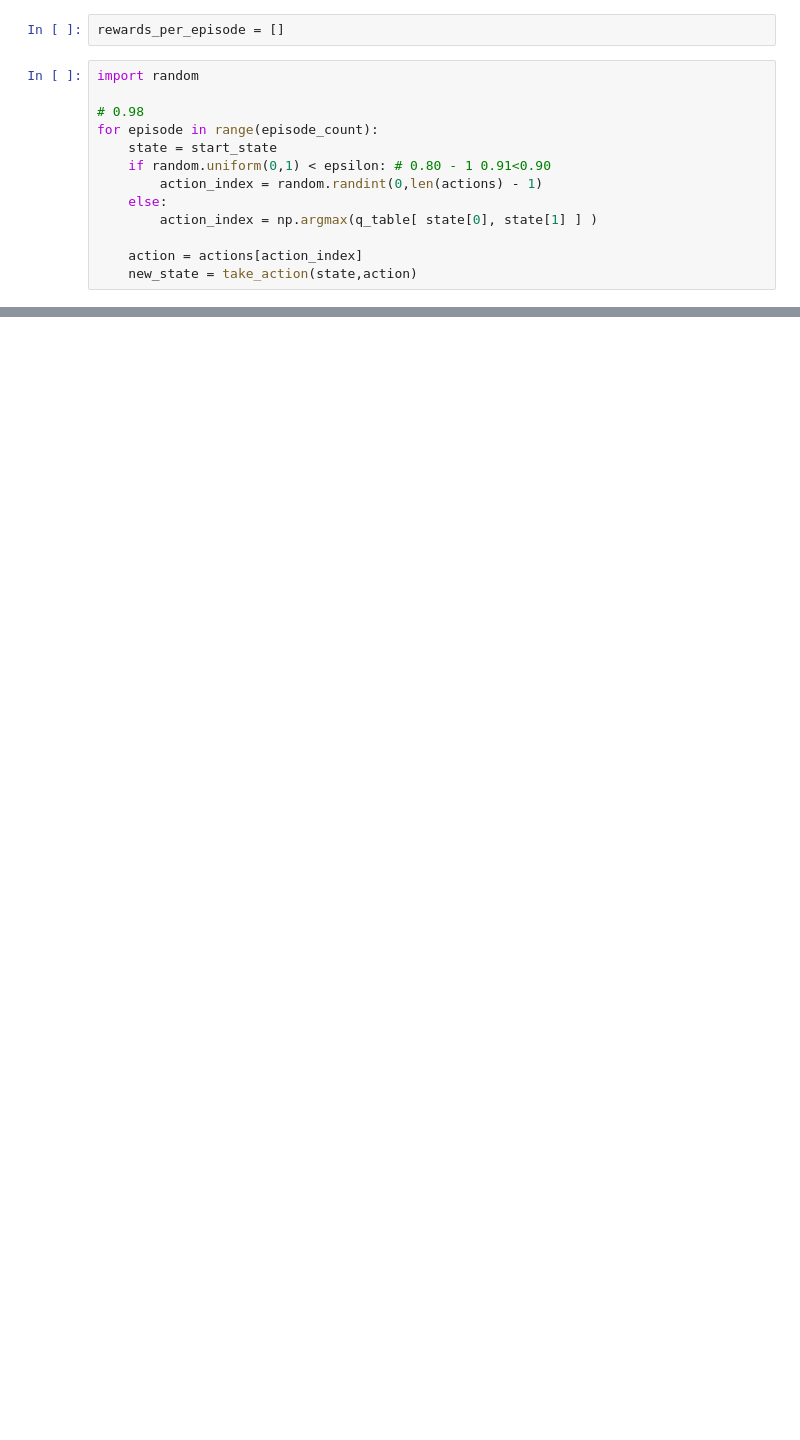
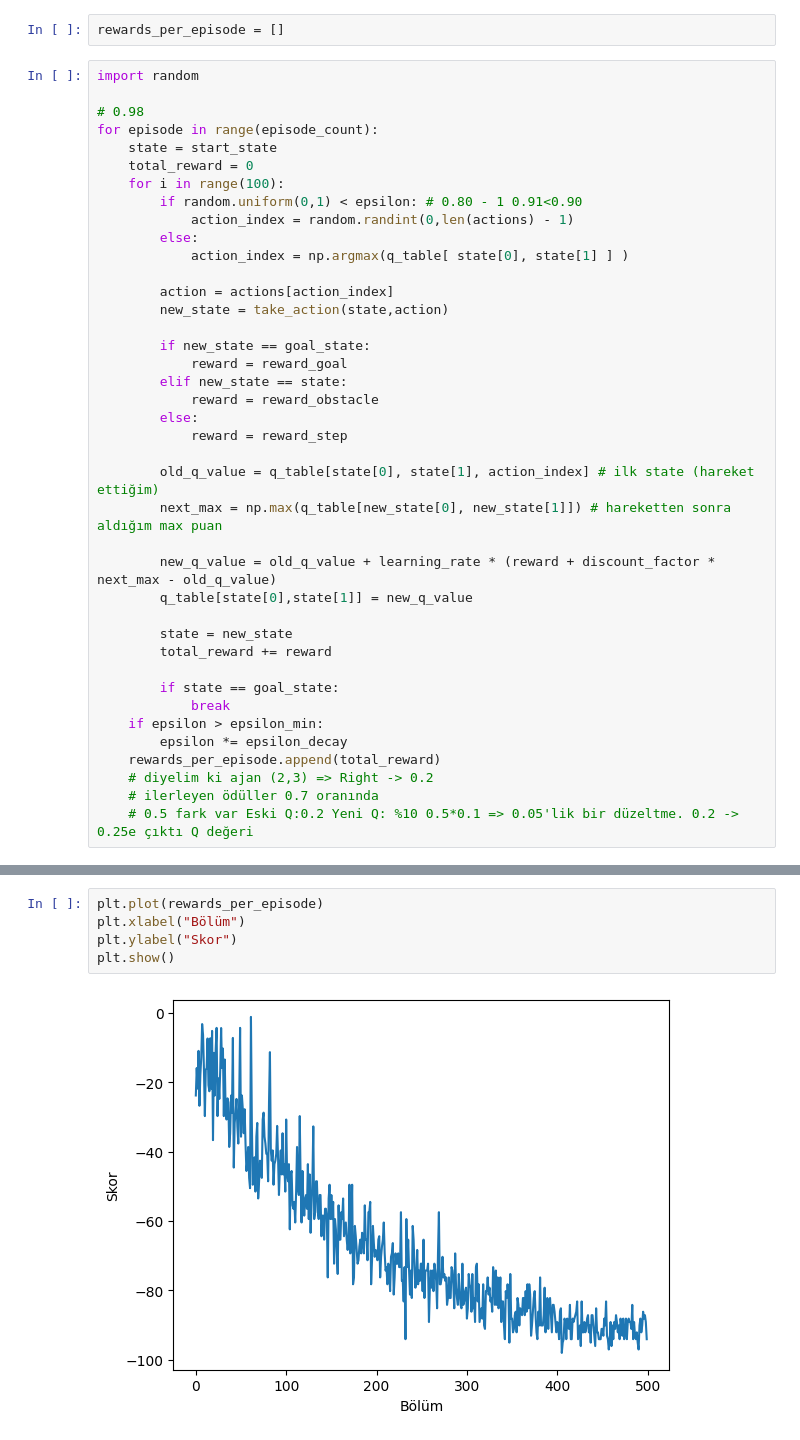
Before and after one commit to halitkalayci/gyk-ai, a Jupyter notebook: grid_game/Untitled.ipynb, the cells around one changed output, grey strips where cells are left out. Drawn from its saved outputs; the diff is of its cells as text; blank space fills up the shorter version.

```diff
--- a/grid_game/Untitled.ipynb
+++ b/grid_game/Untitled.ipynb
@@ -58,10 +45,37 @@ import random
 # 0.98
 for episode in range(episode_count):
     state = start_state
-    if random.uniform(0,1) < epsilon: # 0.80 - 1 0.91<0.90
-        action_index = random.randint(0,len(actions) - 1)
-    else:
-        action_index = np.argmax(q_table[ state[0], state[1] ] )
+    total_reward = 0
+    for i in range(100):
+        if random.uniform(0,1) < epsilon: # 0.80 - 1 0.91<0.90
+            action_index = random.randint(0,len(actions) - 1)
+        else:
+            action_index = np.argmax(q_table[ state[0], state[1] ] )
 
-    action = actions[action_index]
-    new_state = take_action(state,action)
+        action = actions[action_index]
+        new_state = take_action(state,action)
+
+        if new_state == goal_state:
+            reward = reward_goal
+        elif new_state == state:
+            reward = reward_obstacle
+        else:
+            reward = reward_step
+
+        old_q_value = q_table[state[0], state[1], action_index] # ilk state (hareket ettiğim)
+        next_max = np.max(q_table[new_state[0], new_state[1]]) # hareketten sonra aldığım max puan
+
+        new_q_value = old_q_value + learning_rate * (reward + discount_factor * next_max - old_q_value)
+        q_table[state[0],state[1]] = new_q_value
+
+        state = new_state
+        total_reward += reward
+
+        if state == goal_state:
+            break
+    if epsilon > epsilon_min:
+        epsilon *= epsilon_decay
+    rewards_per_episode.append(total_reward)
+    # diyelim ki ajan (2,3) => Right -> 0.2
+    # ilerleyen ödüller 0.7 oranında
+    # 0.5 fark var Eski Q:0.2 Yeni Q: %10 0.5*0.1 => 0.05'lik bir düzeltme. 0.2 -> 0.25e çıktı Q değeri
@@ -67,0 +84,7 @@ for episode in range(episode_count):
+# %%
+plt.plot(rewards_per_episode)
+plt.xlabel("Bölüm")
+plt.ylabel("Skor")
+plt.show()
+# %% [output]
+[figure, added]
```
Also changed, not shown: parts of 5 cells of this notebook.
